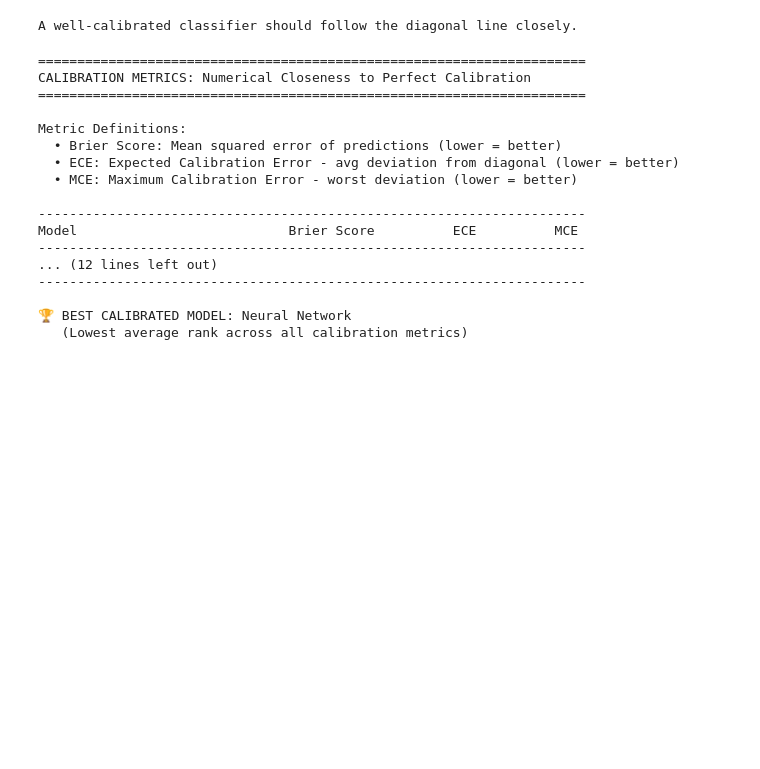
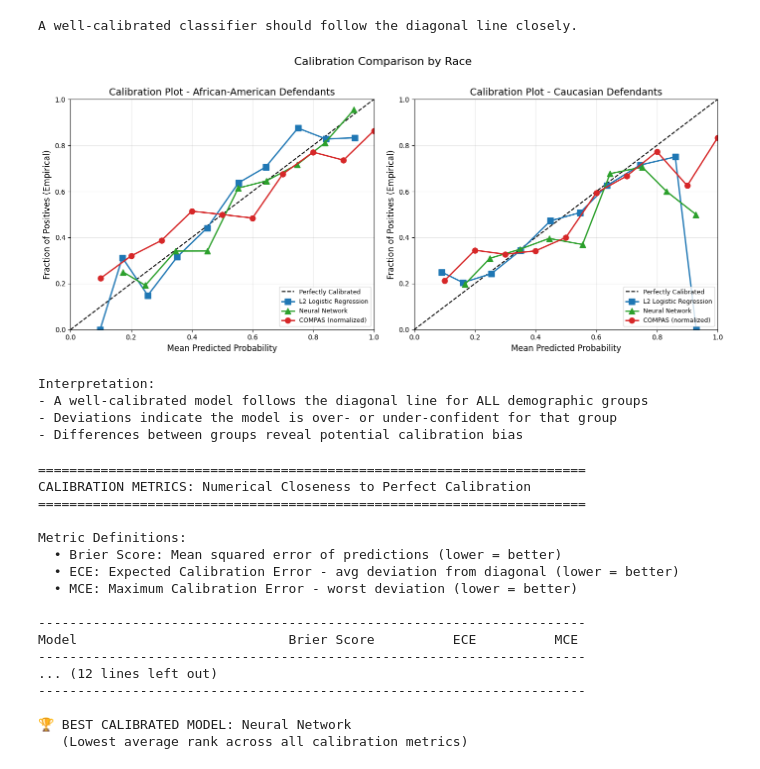
Before and after one commit to eth8n/compas-reanalysis, a Jupyter notebook: Compas Analysis.ipynb, the cells around one changed output. Cells and saved outputs as stored; diff of their text form; code cells hidden in the pictures; blank space fills up the shorter version.

```diff
--- a/Compas Analysis.ipynb
+++ b/Compas Analysis.ipynb
@@ -2064,6 +2078,75 @@ print("A well-calibrated classifier should follow the diagonal line closely.")
 # %% [output]
 [figure]
 A well-calibrated classifier should follow the diagonal line closely.
+# %%
+# Calibration Plots by Race - Comparing models across demographic groups
+# This shows whether models are equally well-calibrated for different racial groups
+
+fig, axes = plt.subplots(1, 2, figsize=(14, 6))
+
+groups = ['African-American', 'Caucasian']
+group_colors = {'African-American': '#1f77b4', 'Caucasian': '#ff7f0e'}
+
+for idx, group in enumerate(groups):
+    ax = axes[idx]
+    mask = race_test == group
+
+    # Get predictions for this group
+    y_group = y_test[mask]
+    lr_proba_group = lr_proba[mask]
+    compas_decile_group = compas_decile[mask]
+
+    # Plot perfect calibration line
+    ax.plot([0, 1], [0, 1], 'k--', label='Perfectly Calibrated', linewidth=1.5)
+
+    # L2 Logistic Regression calibration for this group
+    try:
+        prob_true_lr_g, prob_pred_lr_g = calibration_curve(y_group, lr_proba_group, n_bins=10, strategy='uniform')
+        ax.plot(prob_pred_lr_g, prob_true_lr_g, 's-', color='#1f77b4', linewidth=2, markersize=8,
+                label='L2 Logistic Regression')
+    except:
+        pass
+
+    # Neural Network calibration for this group
+    if nn_available:
+        try:
+            nn_proba_group = nn_proba[mask]
+            prob_true_nn_g, prob_pred_nn_g = calibration_curve(y_group, nn_proba_group, n_bins=10, strategy='uniform')
+            ax.plot(prob_pred_nn_g, prob_true_nn_g, '^-', color='#2ca02c', linewidth=2, markersize=8,
+                    label='Neural Network')
+        except:
+            pass
+
+    # COMPAS calibration for this group
+    try:
+        prob_true_compas_g, prob_pred_compas_g = calibration_curve(y_group, compas_decile_group / 10, n_bins=10, strategy='uniform')
+        ax.plot(prob_pred_compas_g, prob_true_compas_g, 'o-', color='#d62728', linewidth=2, markersize=8,
+                label='COMPAS (normalized)')
+    except:
+        pass
+
+    ax.set_xlabel('Mean Predicted Probability', fontsize=12)
+    ax.set_ylabel('Fraction of Positives (Empirical)', fontsize=12)
+    ax.set_title(f'Calibration Plot - {group} Defendants', fontsize=14)
+    ax.legend(loc='lower right', fontsize=9)
+    ax.grid(True, alpha=0.3)
+    ax.set_xlim([0, 1])
+    ax.set_ylim([0, 1])
+
+plt.suptitle('Calibration Comparison by Race', fontsize=16, y=1.02)
+plt.tight_layout()
+plt.show()
+
+print("\nInterpretation:")
+print("- A well-calibrated model follows the diagonal line for ALL demographic groups")
+print("- Deviations indicate the model is over- or under-confident for that group")
+print("- Differences between groups reveal potential calibration bias")
+# %% [output]
+[figure, added]
+Interpretation:
+- A well-calibrated model follows the diagonal line for ALL demographic groups
+- Deviations indicate the model is over- or under-confident for that group
+- Differences between groups reveal potential calibration bias
 # %%
 # Numerical Calibration Metrics - Closeness to Perfect Calibration
 from sklearn.metrics import brier_score_loss
```
Also changed, not shown: parts of 3 cells of this notebook.
